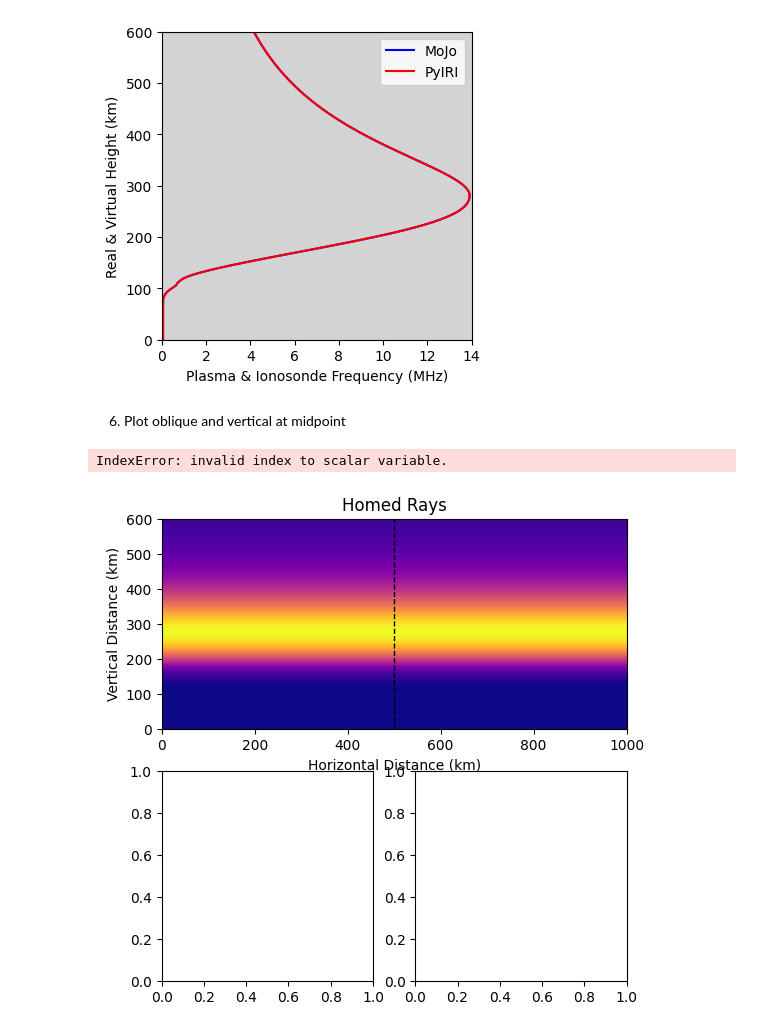
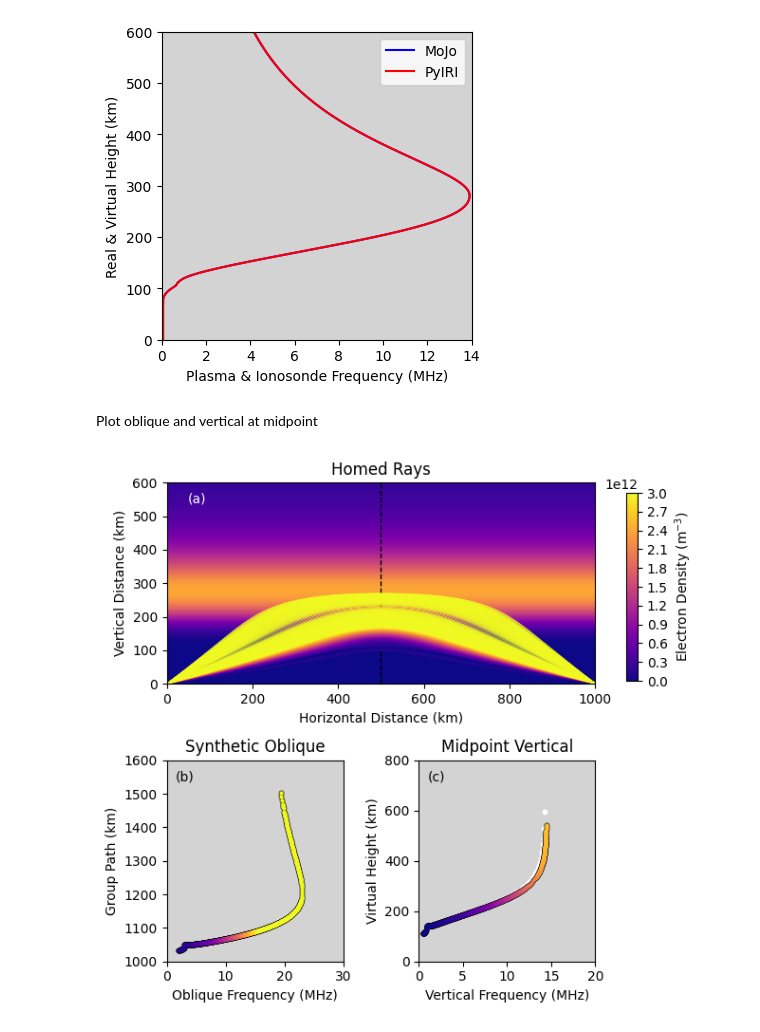
Before and after one commit to victoriyaforsythe/PyRayHF, a Jupyter notebook: docs/tutorials/Example_PyRayHF_Generate_Oblique_Snells.ipynb, the cells around one changed output. Cells and saved outputs as stored; diff of their text form; code cells hidden in the pictures.

Commit message:
Refreshed IRI figure

```diff
--- a/docs/tutorials/Example_PyRayHF_Generate_Oblique_Snells.ipynb
+++ b/docs/tutorials/Example_PyRayHF_Generate_Oblique_Snells.ipynb
@@ -23,27 +21,30 @@ import pandas as pd
 # Load an ionospheric profile
 # See Example_Generate_Input_Arrays for how to create input
 # arrays using PyIRI.
-file_open = 'MoJo_Data.p'
-data = pickle.load(open(file_open, 'rb'))
+file_open = 'MoJo_Oblique_Night.p'
+mojo_oblique = pickle.load(open(file_open, 'rb'))
 
-file_open = 'Example_input.p'
+file_open = 'MoJo_Vertical_Night.p'
+mojo_vertical = pickle.load(open(file_open, 'rb'))
+
+file_open = 'Example_Input_Night.p'
 input_arrays = pickle.load(open(file_open, 'rb'))
 
 R_loc = 1000.
 
-nrays = len(data['ray_data_X'])
+nrays = len(mojo_oblique['ray_data_X'])
 
 af0_Hz = np.zeros(nrays) # Array of ray frequencies
 P = np.zeros(nrays)
 for i in range(nrays):
-    af0_Hz[i] = data["ray_data_X"][i]["freq_Hz"]
-    P[i] = data["ray_data_X"][i]["delay_km"]
+    af0_Hz[i] = mojo_oblique["ray_data_X"][i]["freq_Hz"]
+    P[i] = mojo_oblique["ray_data_X"][i]["delay_km"]
 
 a_x_apex = np.zeros((nrays))
 a_z_apex = np.zeros((nrays))
 for i in range(nrays):
-    a_x_apex[i] = data['ray_data_X'][i]['x_apex_km']
-    a_z_apex[i] = data['ray_data_X'][i]['z_apex_km']
+    a_x_apex[i] = mojo_oblique['ray_data_X'][i]['x_apex_km']
+    a_z_apex[i] = mojo_oblique['ray_data_X'][i]['z_apex_km']
 
 alt_km = input_arrays["alt"]
 Ne = input_arrays["den"]
@@ -68,8 +69,8 @@ ax.set_xlim([0, 14])
 ax.set_facecolor('lightgray')
 ax.set_ylabel('Real & Virtual Height (km)')
 ax.set_xlabel('Plasma & Ionosonde Frequency (MHz)')
-ax.plot(PyRayHF.library.den2freq(data['edp']) / 1e6,
-        data['aalt'], c='blue', label='MoJo', zorder=1)
+ax.plot(PyRayHF.library.den2freq(mojo_oblique['edp']) / 1e6,
+        mojo_oblique['aalt'], c='blue', label='MoJo', zorder=1)
 ax.plot(PyRayHF.library.den2freq(Ne) / 1e6,
         alt_km, c='red', label='PyIRI', zorder=1)
 plt.legend()
@@ -77,13 +78,8 @@ plt.legend()
 <matplotlib.legend.Legend at 0x...>
 [figure]
 # %% [markdown]
-6. Plot oblique and vertical at midpoint
+Plot oblique and vertical at midpoint
 # %%
-import matplotlib.pyplot as plt
-import matplotlib.colors as colors
-import matplotlib.cm as cm
-import numpy as np
-
 fig = plt.figure(figsize=(6, 6))
 gs = fig.add_gridspec(2, 2, height_ratios=[1, 1], width_ratios=[1, 1])
 ax_top = fig.add_subplot(gs[0, :])
@@ -99,7 +95,7 @@ ax_plot.set_ylabel('Vertical Distance (km)')
 ax_plot.set_xlabel('Horizontal Distance (km)')
 ax_plot.set_title("Homed Rays")
 
-vmin, vmax = 0, 2.4e12
+vmin, vmax = 0, 3e12
 nx = 500
 xmax = 1000.
 x_grid = np.linspace(0, xmax, nx)
@@ -116,7 +112,7 @@ af0_den = PyRayHF.library.freq2den(af0_Hz)
 
 for ifr in range(af0_Hz.size):
     color = cmap(norm(af0_den[ifr]))
-    ax_plot.plot(data['ray_data_X'][ifr]['x'][:], data['ray_data_X'][ifr]['z'][:], color=color, linewidth=0.5)
+    ax_plot.plot(mojo_oblique['ray_data_X'][ifr]['x'][:], mojo_oblique['ray_data_X'][ifr]['z'][:], color=color, linewidth=0.5)
 ax_plot.text(0.05, 0.95, '(a)', transform=ax_plot.transAxes,
              ha='left', va='top', c='white')
 
@@ -126,7 +122,7 @@ ax.set_title('Synthetic Oblique')
 ax.set_facecolor('lightgray')
 ax.set_ylabel('Group Path (km)')
 ax.set_xlabel('Oblique Frequency (MHz)')
-ax.set_xlim([0, 20])
+ax.set_xlim([0, 30])
 ax.set_ylim([1000, 1600])
 f = af0_Hz / 1e6
 ax.scatter(f, P, c='black', s=10)
@@ -141,34 +137,34 @@ ax = ax_bot2
 ax.set_title('Midpoint Vertical')
 ax.set_facecolor('lightgray')
 ax.set_ylabel('Virtual Height (km)')
 ax.set_xlabel('Vertical Frequency (MHz)')
 ax.set_xlim([0, 20])
 ax.set_ylim([0, 800])
 
 # Find R_E at the T location
 R_E = PyRayHF.library.earth_radius_at_latitude(input_arrays['tlat'])
 # Oblique to vertical conversion
 freq_vertical_mhz, height_virtual_km = PyRayHF.library.oblique_to_vertical(
     R_loc, P, f, R_E=R_E)
 
 freq_vertical_mhz_den = PyRayHF.library.freq2den(freq_vertical_mhz * 1e6)
+ax.scatter(mojo_vertical['afreq_Hz'] / 1e6, mojo_vertical['vh_X_km'], c='white', s=10)
 ax.scatter(freq_vertical_mhz, height_virtual_km, c='black', s=10)
 for ifr in range(af0_Hz.size):
     color = cmap(norm(freq_vertical_mhz_den[ifr]))
     ax.scatter(freq_vertical_mhz[ifr], height_virtual_km[ifr], color=color, s=5)
 ax.text(0.05, 0.95, '(c)', transform=ax.transAxes,
         ha='left', va='top', c='black')
 
 # --- Single shared vertical colorbar on the right ------------------------
 cbar_ax = fig.add_axes([0.94, 0.59, 0.02, 0.33])  # x, y, width, height
 cbar = fig.colorbar(pc, cax=cbar_ax, orientation='vertical')
 cbar.set_label('Electron Density (m$^{-3}$)')
-cbar.set_ticks(np.arange(vmin, vmax + 4e11, 4e11))
+cbar.set_ticks(np.arange(vmin, vmax + 3e11, 3e11))
 
 plt.tight_layout(rect=[0, 0, 0.94, 1])  # leave space for colorbar
 plt.savefig('../figures/Oblique.png', dpi=300, bbox_inches='tight', facecolor='white')
 plt.show()
 # %% [output]
-IndexError: invalid index to scalar variable.
-[figure, old version]
+[figure, new version]
 # %%
```
Also changed, not shown: parts of 4 cells of this notebook, 4 other files.
